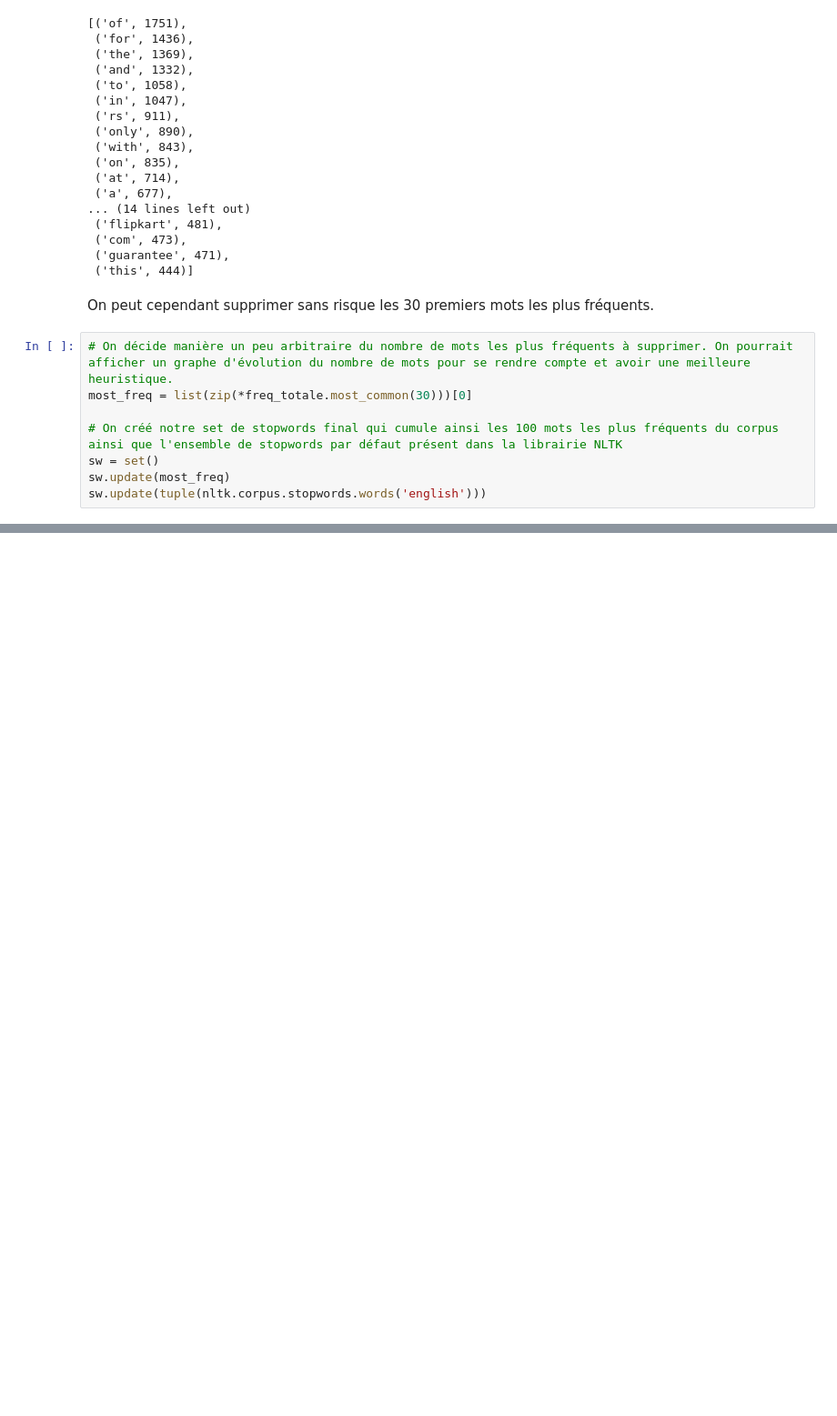
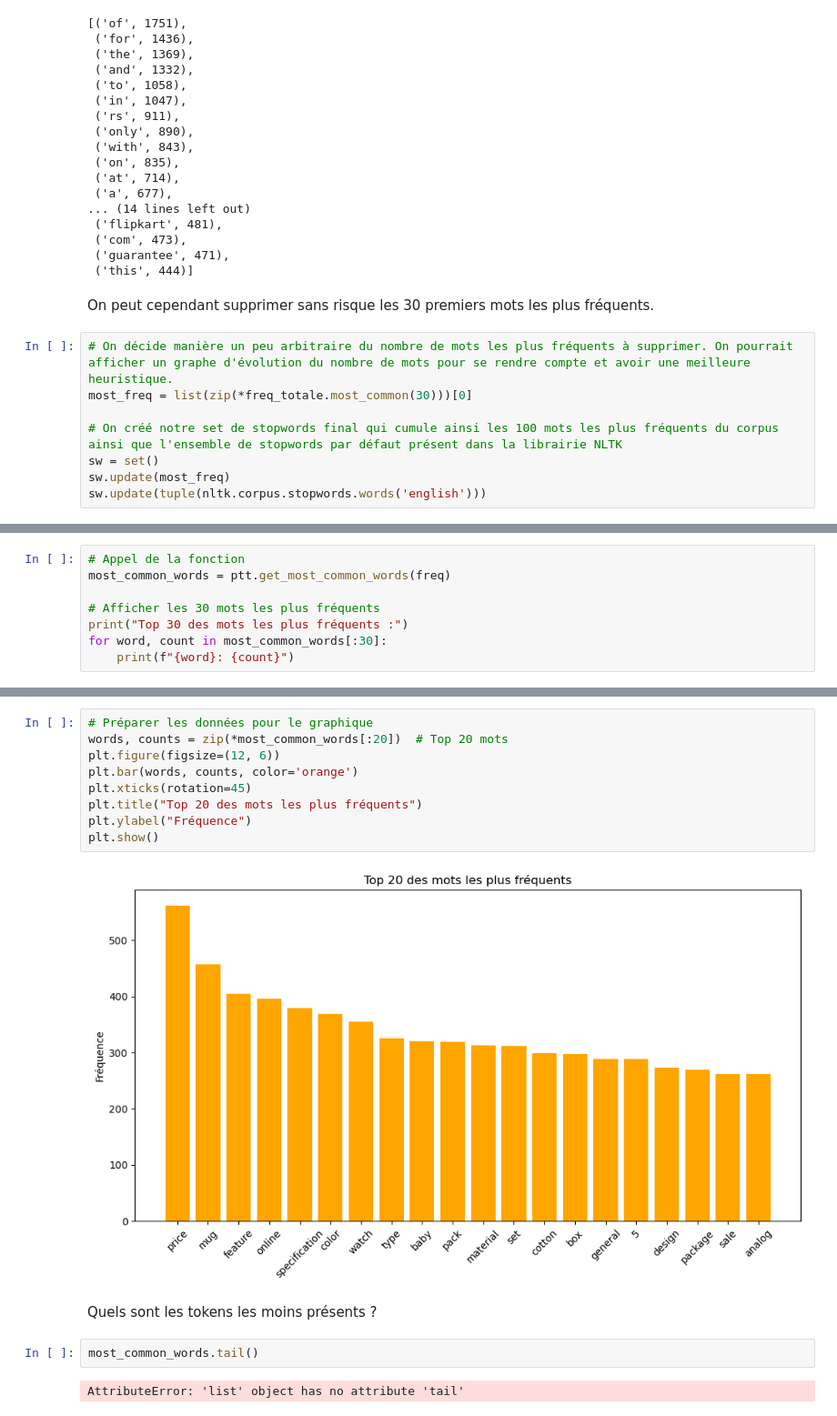
Before and after one commit to ludovic-source/Data_scientist_formation, a Jupyter notebook: projet_6/Projet_6_mission1.ipynb, the cells around one changed output, grey strips where cells are left out. Shown at 91% size. Saved outputs shown, nothing was run; the diff lists cells and outputs as text; blank space fills up the shorter version.

```diff
--- a/projet_6/Projet_6_mission1.ipynb
+++ b/projet_6/Projet_6_mission1.ipynb
@@ -382,0 +394,8 @@ Uberlyfe Large Vinyl Sticker                           12       8
+# %%
+# Appel de la fonction
+most_common_words = ptt.get_most_common_words(freq)
+
+# Afficher les 30 mots les plus fréquents
+print("Top 30 des mots les plus fréquents :")
+for word, count in most_common_words[:30]:
+    print(f"{word}: {count}")
@@ -382,0 +420,17 @@ Uberlyfe Large Vinyl Sticker                           12       8
+# %%
+# Préparer les données pour le graphique
+words, counts = zip(*most_common_words[:20])  # Top 20 mots
+plt.figure(figsize=(12, 6))
+plt.bar(words, counts, color='orange')
+plt.xticks(rotation=45)
+plt.title("Top 20 des mots les plus fréquents")
+plt.ylabel("Fréquence")
+plt.show()
+# %% [output]
+[figure, added]
+# %% [markdown]
+Quels sont les tokens les moins présents ?
+# %%
+most_common_words.tail()
+# %% [output]
+AttributeError: 'list' object has no attribute 'tail'
```
Also changed, not shown: parts of 13 cells of this notebook.
